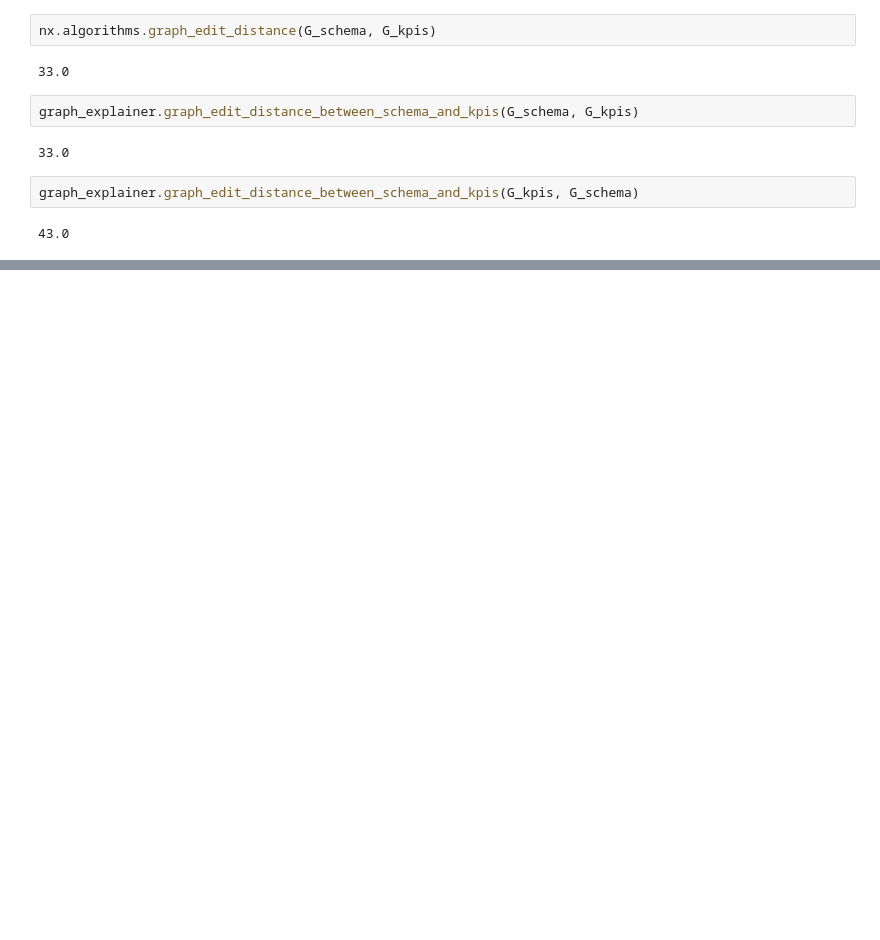
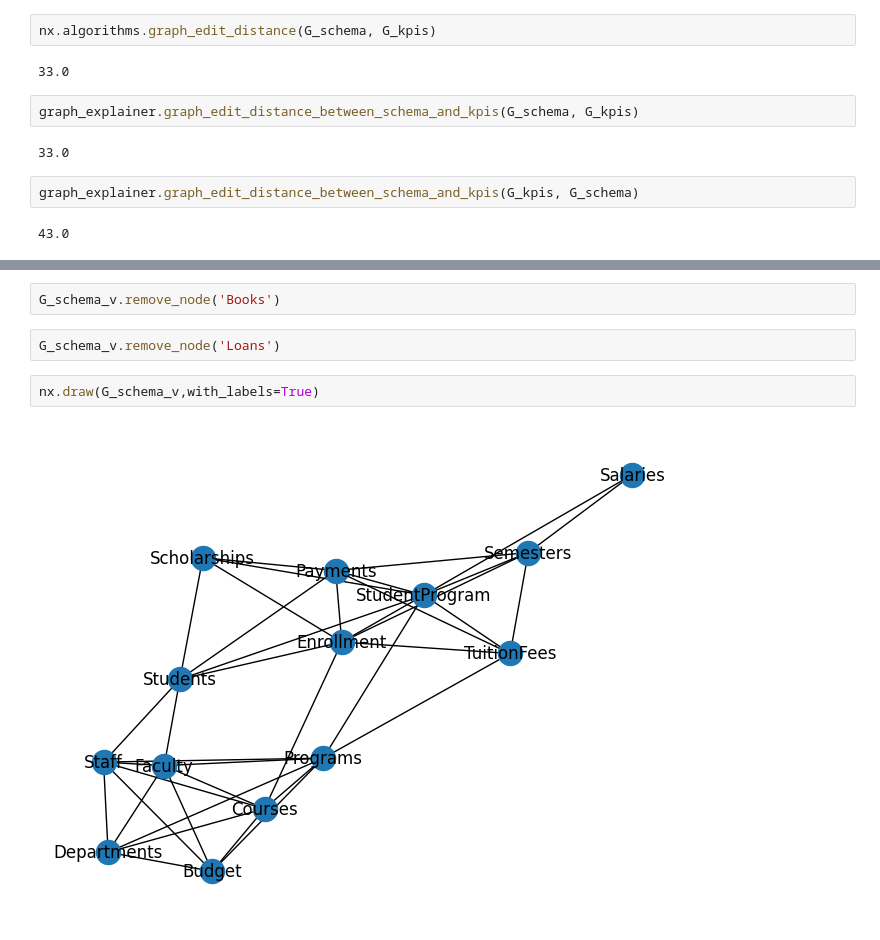
Before and after one commit to moria-ai-labs/data_readiness, a Jupyter notebook: notebooks/20250601-moria-schema-kpi-analysis-dev-notebook.v.0.1-c003.ipynb, the cells around one changed output, grey strips where cells are left out. Cells and saved outputs as stored; diff of their text form; blank space fills up the shorter version.

```diff
--- a/notebooks/20250601-moria-schema-kpi-analysis-dev-notebook.v.0.1-c003.ipynb
+++ b/notebooks/20250601-moria-schema-kpi-analysis-dev-notebook.v.0.1-c003.ipynb
@@ -129,0 +140,8 @@ graph_explainer.graph_edit_distance_between_schema_and_kpis(G_kpis, G_schema)
+# %%
+G_schema_v.remove_node('Books')
+# %%
+G_schema_v.remove_node('Loans')
+# %%
+nx.draw(G_schema_v,with_labels=True)
+# %% [output]
+[figure, added]
```
Also changed, not shown: parts of 7 cells of this notebook.
